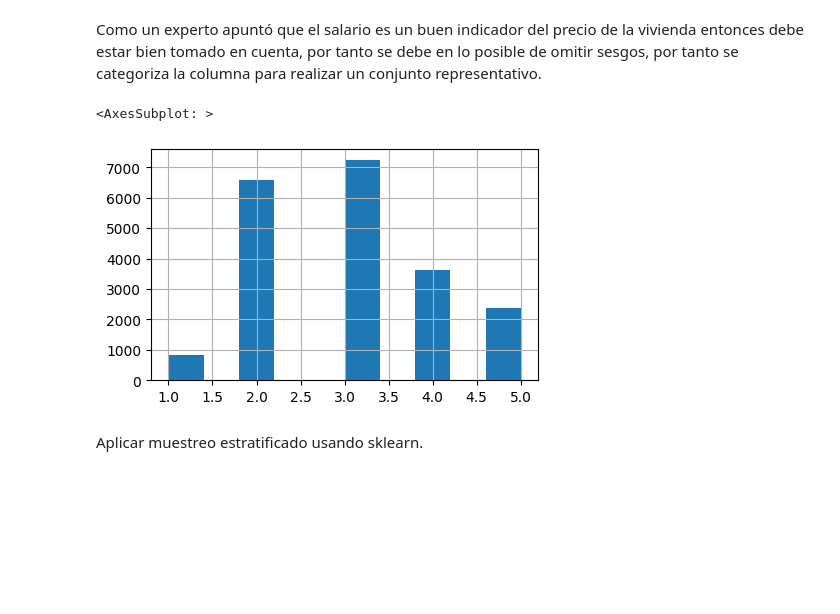
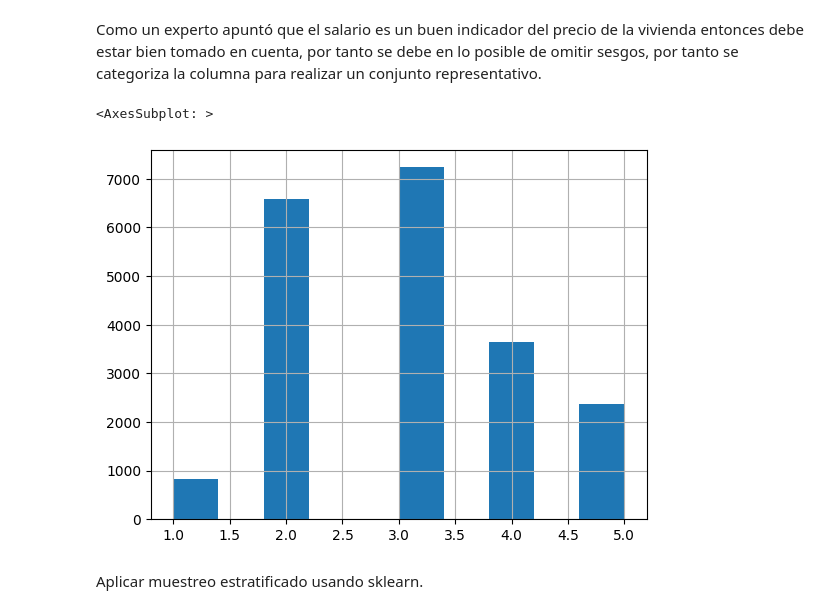
Before and after one commit to YonierVasquezMarin/model-to-predict-house-prices, a Jupyter notebook: Housing.ipynb, the cells around one changed output. Cells and saved outputs as stored; diff of their text form; code cells hidden in the pictures; blank space fills up the shorter version.

```diff
--- a/Housing.ipynb
+++ b/Housing.ipynb
@@ -158,11 +157,11 @@ Como un experto apuntó que el salario es un buen indicador del precio de la viv
 # %%
 housing["income_cat"] = pd.cut(housing["median_income"],
 bins=[0., 1.5, 3.0, 4.5, 6., np.inf],
 labels=[1, 2, 3, 4, 5])
-housing["income_cat"].hist(figsize=(5,3)) # muestreo estratificado
+housing["income_cat"].hist() # muestreo estratificado
 # %% [output]
 <AxesSubplot: >
-[figure, old version]
+[figure, new version]
 # %% [markdown]
 Aplicar muestreo estratificado usando sklearn.
 # %%
```
Also changed, not shown: parts of 17 cells of this notebook.
